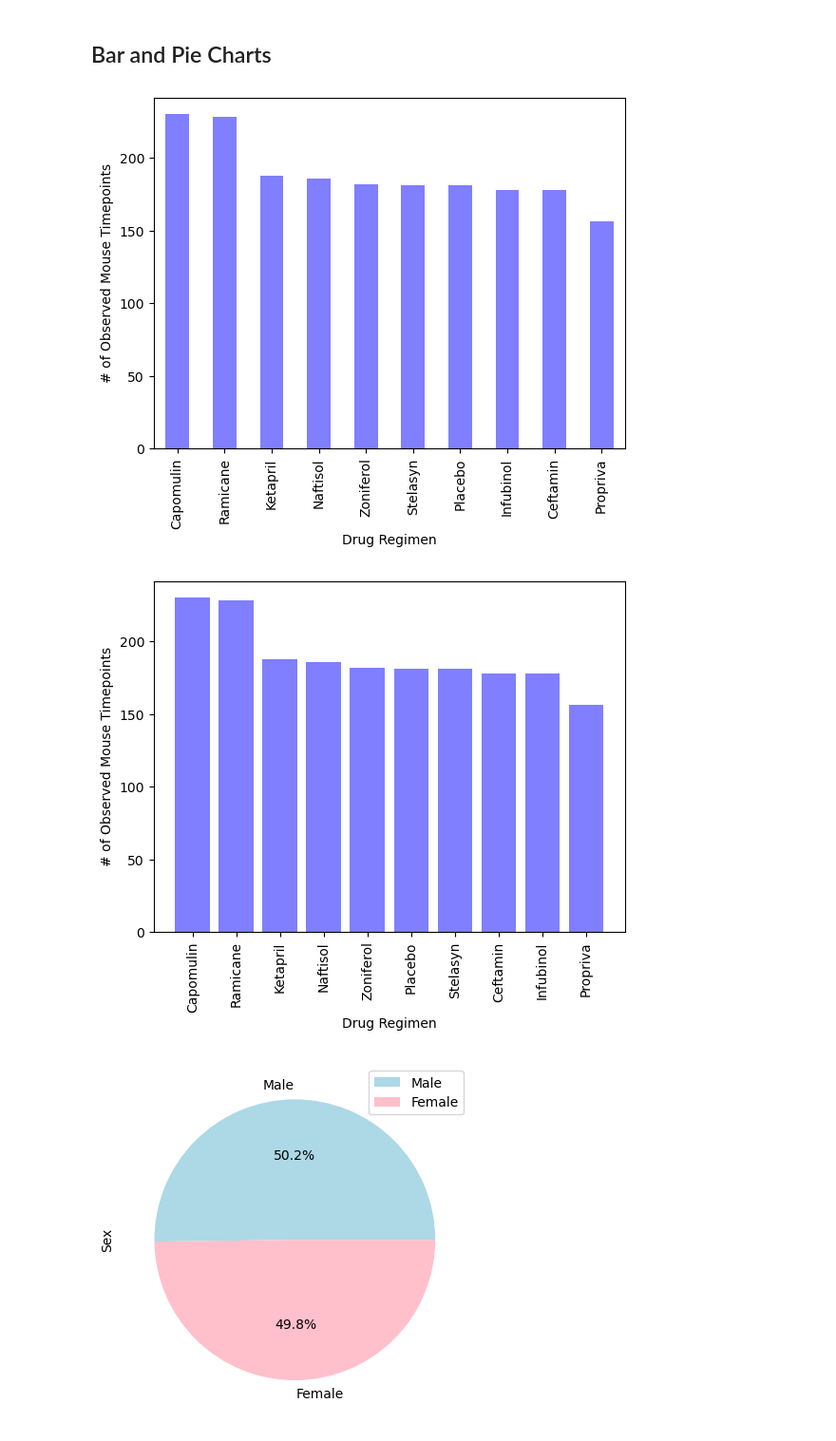
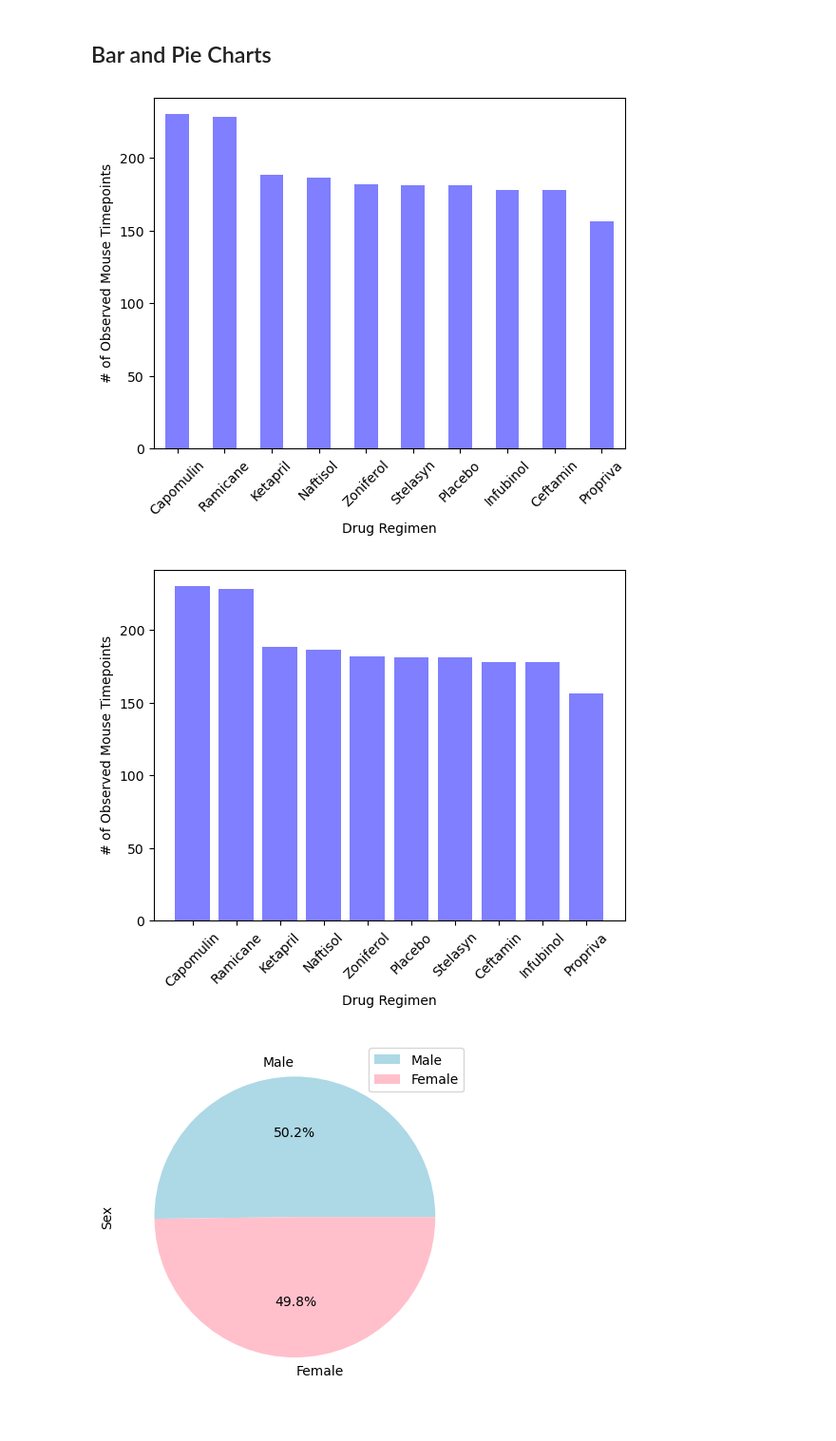
Before and after one commit to kristinadubei/pymaceuticals-challenge, a Jupyter notebook: pymaceuticals_starter.ipynb, the cells around one changed output. Shown: that part at 95% size. Saved outputs shown, nothing was run; the diff lists cells and outputs as text; code cells hidden in the pictures.

```diff
--- a/pymaceuticals_starter.ipynb
+++ b/pymaceuticals_starter.ipynb
@@ -145,23 +170,24 @@ stats_df
 bar_data = clean_data[["Mouse ID", "Timepoint", "Drug Regimen"]].set_index("Drug Regimen")
 bar_data = bar_data.index.value_counts()
 bar_data.plot(kind="bar", xlabel = "Drug Regimen", ylabel = "# of Observed Mouse Timepoints", color="blue", alpha=0.5)
+plt.xticks(rotation = 45)
 
 plt.show()
 # %% [output]
-[figure, old version]
+[figure, new version]
 # %%
 # Generate a bar plot showing the total number of rows (Mouse ID/Timepoints) for each drug regimen using pyplot.
 bar_data2 = clean_data[["Mouse ID", "Timepoint", "Drug Regimen"]]
 bar_data2 = bar_data2.groupby(["Drug Regimen"]).count().reset_index().sort_values(by="Mouse ID", ascending=False)
 bar_data2
 
 plt.bar(bar_data2["Drug Regimen"], bar_data2["Mouse ID"], color="b", align = "center", alpha=0.5)
-plt.xticks(rotation = "vertical")
+plt.xticks(rotation = 45)
 plt.xlabel("Drug Regimen")
 plt.ylabel("# of Observed Mouse Timepoints")
 plt.show()
 # %% [output]
-[figure, old version]
+[figure, new version]
 # %%
 # Generate a pie plot showing the distribution of female versus male mice using Pandas
 
```
Also changed, not shown: parts of 4 cells of this notebook.
